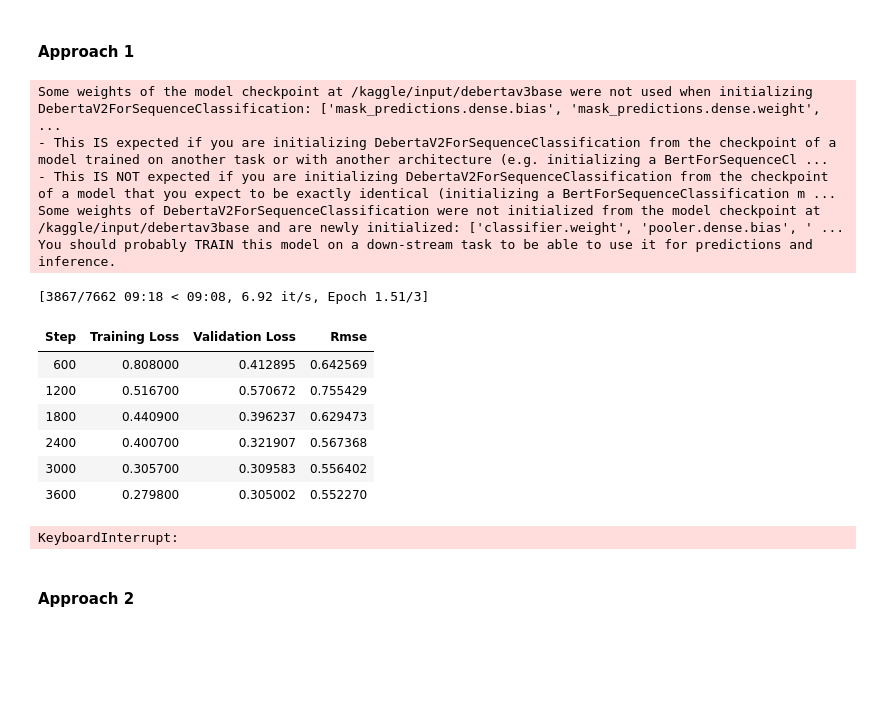
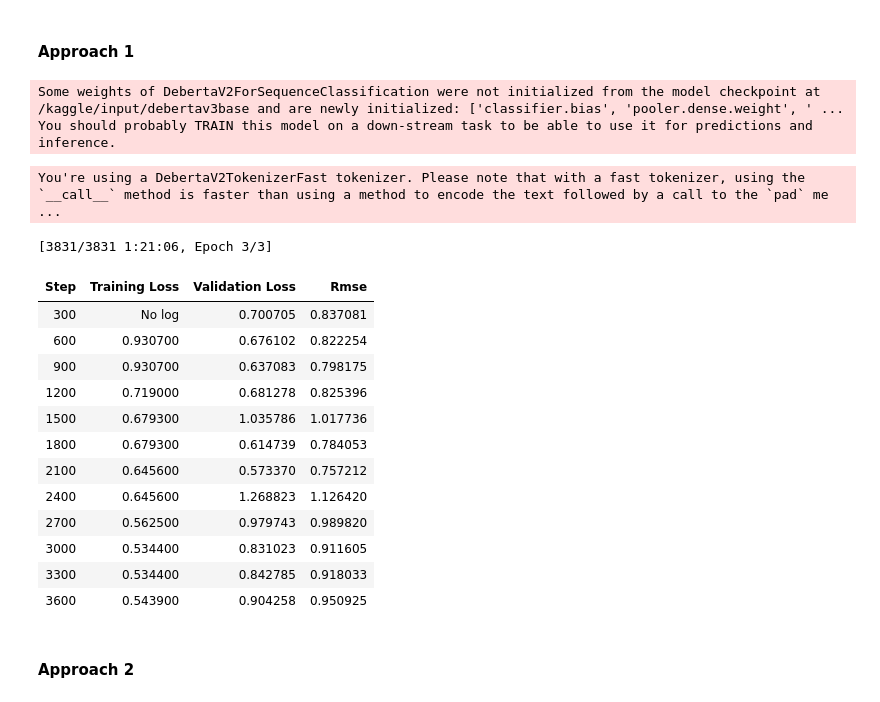
Before and after one commit to EvgeniyAzarov/iasa_nlp_homeworks, a Jupyter notebook: HW5_Transformers/hw5_commonlit.ipynb, the cells around one changed output. Drawn from its saved outputs; the diff is of its cells as text; code cells hidden in the pictures; blank space fills up the shorter version.

Commit message:
Add models results

```diff
--- a/HW5_Transformers/hw5_commonlit.ipynb
+++ b/HW5_Transformers/hw5_commonlit.ipynb
@@ -320,8 +322,11 @@ class ScoreRegressor:
 
         trainer.train()
 
-        model.save_pretrained(self.model_var_dir)
-        self.tokenizer.save_pretrained(self.model_var_dir)
+        model.save_pretrained(model_var_dir)
+        self.tokenizer.save_pretrained(model_var_dir)
+
+        gc.collect()
+        torch.cuda.empty_cache()
 
 
     def predict(self, test_df: pd.DataFrame, model_variant: str):
@@ -482,7 +494,8 @@ You should probably TRAIN this model on a down-stream task to be able to use it
 # %% [markdown]
 ### Content model
 # %%
-content_max_len = int(train['prompt_and_summary'].str.split().apply(len).max() * 1.5)
+# content_max_len = int(train['prompt_and_summary'].str.split().apply(len).max() * 1.5)
+content_max_len=1000
 # %%
 content_model = ScoreRegressor(
     model_name=CFG.model_name,
@@ -503,32 +516,35 @@ scheduler_args = dict(
     num_training_steps=CFG.num_train_epochs*(train_df.shape[0]/CFG.batch_size),
 )
 # %%
-wording_model.train(
+content_model.train(
     model_variant="cosine_lr",
     train_df=train_df,
     valid_df=val_df,
-    batch_size=CFG.batch_size // 2,
+    batch_size=CFG.batch_size,
     num_train_epochs=CFG.num_train_epochs,
-    save_steps=CFG.save_steps * 2,
+    save_steps=CFG.save_steps,
     lr_body=1e-5,
     scheduler_args=scheduler_args,
     scheduler_func=scheduler_func
 )
 # %% [output]
-Some weights of the model checkpoint at /kaggle/input/debertav3base were not used when initializing DebertaV2ForSequenceClassification: ['mask_predictions.dense.bias', 'mask_predictions.dense.weight', ...
-- This IS expected if you are initializing DebertaV2ForSequenceClassification from the checkpoint of a model trained on another task or with another architecture (e.g. initializing a BertForSequenceCl ...
-- This IS NOT expected if you are initializing DebertaV2ForSequenceClassification from the checkpoint of a model that you expect to be exactly identical (initializing a BertForSequenceClassification m ...
-Some weights of DebertaV2ForSequenceClassification were not initialized from the model checkpoint at /kaggle/input/debertav3base and are newly initialized: ['classifier.weight', 'pooler.dense.bias', ' ...
+Some weights of DebertaV2ForSequenceClassification were not initialized from the model checkpoint at /kaggle/input/debertav3base and are newly initialized: ['classifier.bias', 'pooler.dense.weight', ' ...
 You should probably TRAIN this model on a down-stream task to be able to use it for predictions and inference.
-[3867/7662 09:18 < 09:08, 6.92 it/s, Epoch 1.51/3]
+You're using a DebertaV2TokenizerFast tokenizer. Please note that with a fast tokenizer, using the `__call__` method is faster than using a method to encode the text followed by a call to the `pad` me ...
+[3831/3831 1:21:06, Epoch 3/3]
 | Step | Training Loss | Validation Loss | Rmse |
-| 600 | 0.808000 | 0.412895 | 0.642569 |
-| 1200 | 0.516700 | 0.570672 | 0.755429 |
-| 1800 | 0.440900 | 0.396237 | 0.629473 |
-| 2400 | 0.400700 | 0.321907 | 0.567368 |
-| 3000 | 0.305700 | 0.309583 | 0.556402 |
-| 3600 | 0.279800 | 0.305002 | 0.552270 |
+| 300 | No log | 0.700705 | 0.837081 |
+| 600 | 0.930700 | 0.676102 | 0.822254 |
+| 900 | 0.930700 | 0.637083 | 0.798175 |
+| 1200 | 0.719000 | 0.681278 | 0.825396 |
+| 1500 | 0.679300 | 1.035786 | 1.017736 |
+| 1800 | 0.679300 | 0.614739 | 0.784053 |
+| 2100 | 0.645600 | 0.573370 | 0.757212 |
+| 2400 | 0.645600 | 1.268823 | 1.126420 |
+| 2700 | 0.562500 | 0.979743 | 0.989820 |
+| 3000 | 0.534400 | 0.831023 | 0.911605 |
+| 3300 | 0.534400 | 0.842785 | 0.918033 |
+| 3600 | 0.543900 | 0.904258 | 0.950925 |
-KeyboardInterrupt:
 # %% [markdown]
 #### Approach 2
 # %%
```
Also changed, not shown: parts of 11 cells of this notebook.
